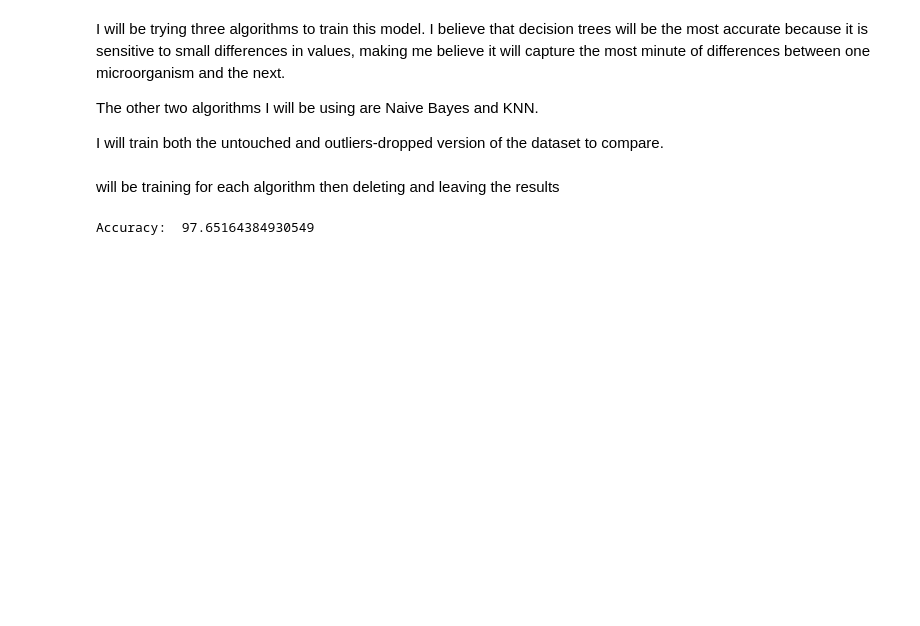
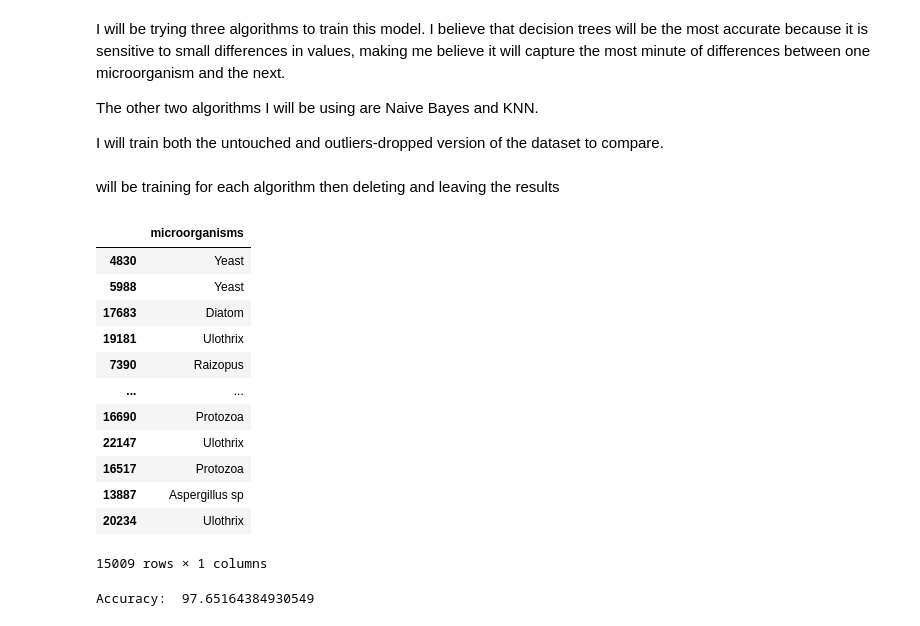
Before and after one commit to kenan-erol/MicrobeClassification, a Jupyter notebook: microbes_preprocessing.ipynb, the cells around one changed output. Drawn from its saved outputs; the diff is of its cells as text; code cells hidden in the pictures; blank space fills up the shorter version.

```diff
--- a/microbes_preprocessing.ipynb
+++ b/microbes_preprocessing.ipynb
@@ -239,19 +248,39 @@ will be training for each algorithm then deleting and leaving the results
 # %%
 # Define the inputs/features for the models you'll test below
 # 60-40 split for original df, 70-30 split for df_dropped
 
 x = df_dropped[['Solidity', 'Eccentricity', 'EquivDiameter', 'Extrema', 'FilledArea',
        'Extent', 'Orientation', 'EulerNumber', 'BoundingBox1', 'BoundingBox2',
        'BoundingBox3', 'BoundingBox4', 'ConvexHull1', 'ConvexHull2',
        'ConvexHull3', 'ConvexHull4', 'MajorAxisLength', 'MinorAxisLength',
-       'Perimeter', 'ConvexArea', 'Centroid1', 'Centroid2', 'Area', 'raddi']]
+       'Perimeter', 'ConvexArea', 'Centroid1', 'Centroid2', 'Area', 'raddi']].copy()
 
 # Define the targets - what we are trying to predict or classify
 # Here we are trying to predict the "rating_levels"
-y = df_dropped[['microorganisms']]
+y = df_dropped[['microorganisms']].copy()
 
 # We'll save 40 percent of our data for testing and use 60 percent for training
 x_train, x_test, y_train, y_test = train_test_split(x, y, test_size=0.40)
+
+sc = StandardScaler()
+x_train = sc.fit_transform(x_train)
+x_test = sc.transform(x_test)
+
+y_train
+# %% [output]
+|  | microorganisms |
+| 4830 | Yeast |
+| 5988 | Yeast |
+| 17683 | Diatom |
+| 19181 | Ulothrix |
+| 7390 | Raizopus |
+| ... | ... |
+| 16690 | Protozoa |
+| 22147 | Ulothrix |
+| 16517 | Protozoa |
+| 13887 | Aspergillus sp |
+| 20234 | Ulothrix |
+15009 rows × 1 columns
 # %%
 # from sklearn.neighbors import KNeighborsClassifier
 
```
Also changed, not shown: parts of 4 cells of this notebook.
